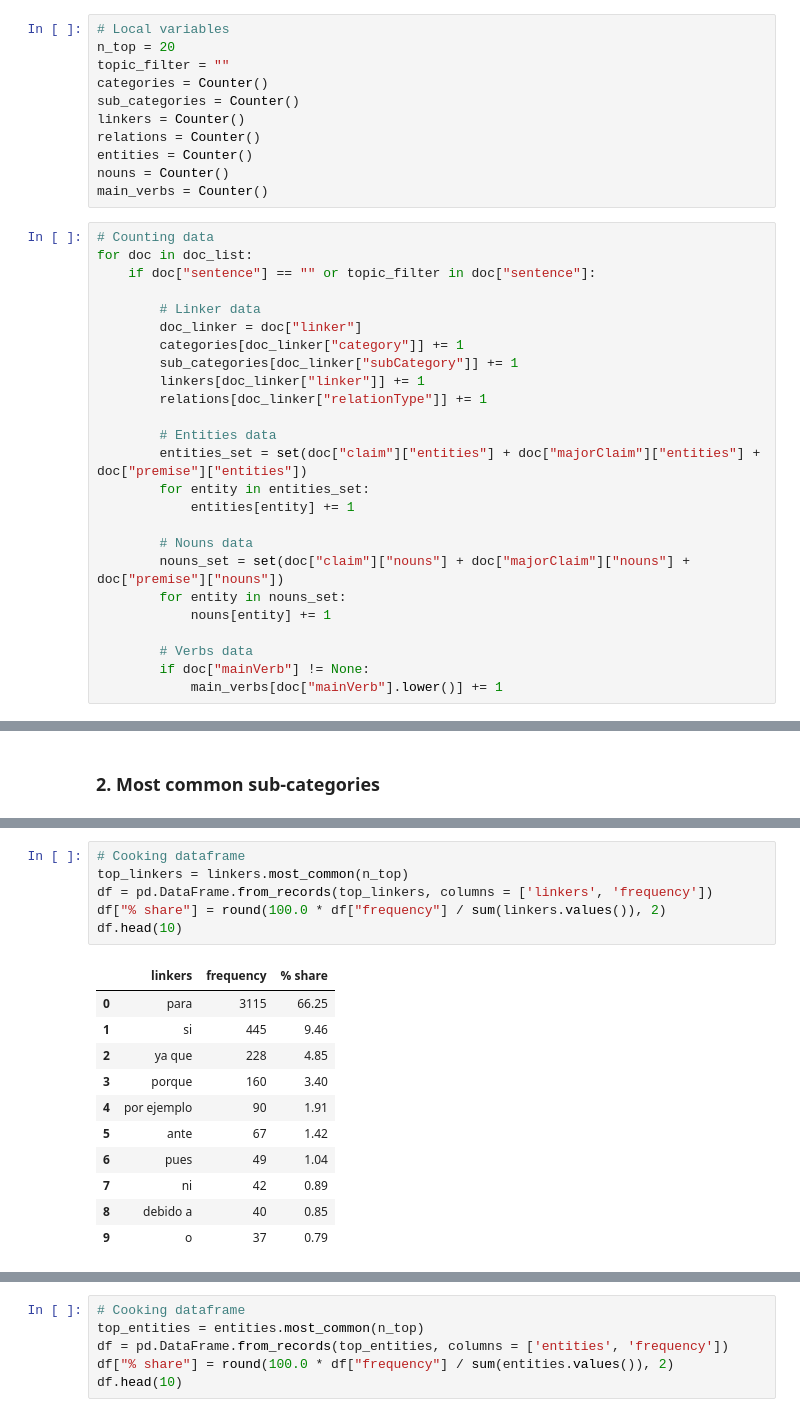
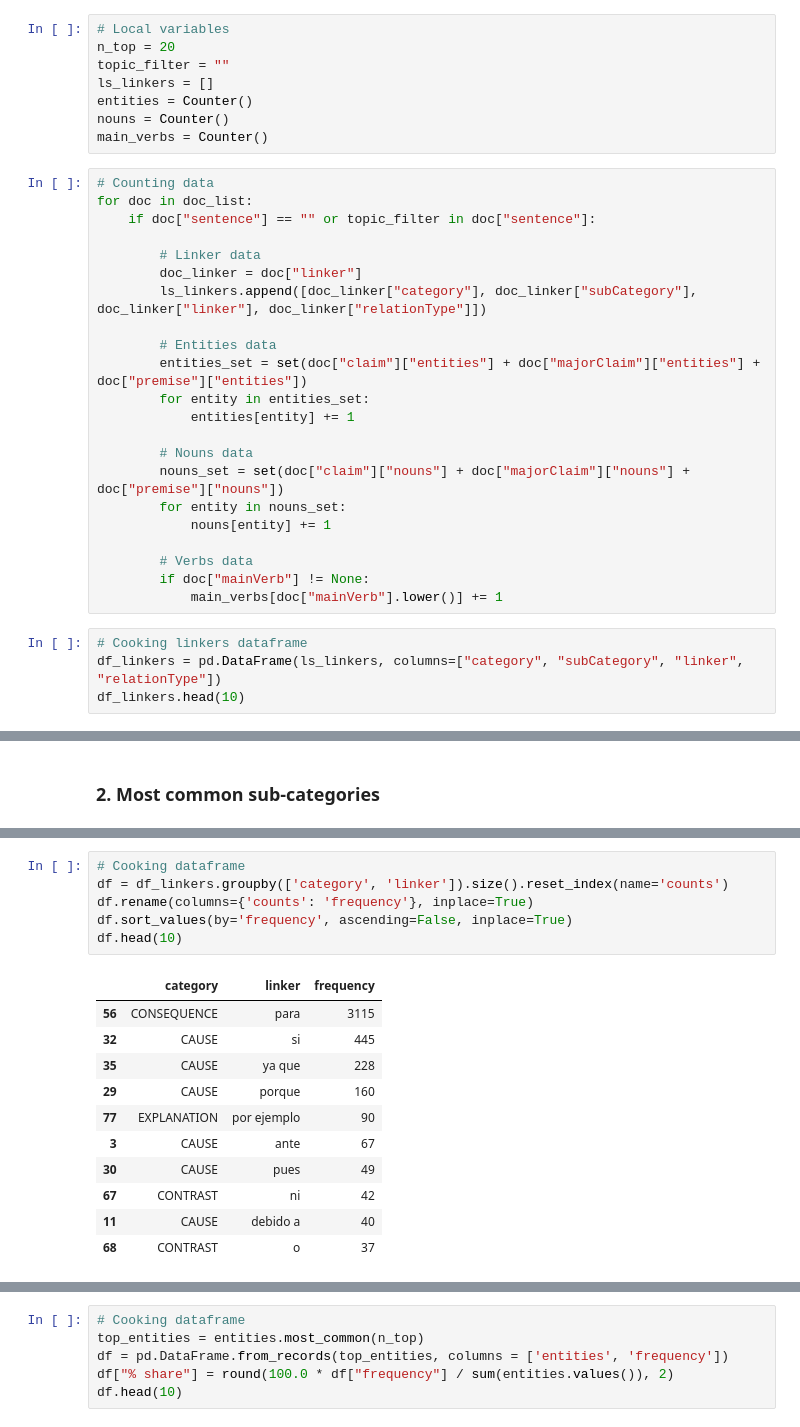
Before and after one commit to argrecsys/arg-miner, a Jupyter notebook: analysis/DataAnalysis.ipynb, the cells around one changed output, grey strips where cells are left out. Saved outputs shown, nothing was run; the diff lists cells and outputs as text.

Commit message:
Update Annotation Data Analysis
Major changes: performance improved.

```diff
--- a/analysis/DataAnalysis.ipynb
+++ b/analysis/DataAnalysis.ipynb
@@ -88,10 +88,7 @@ doc_list[0]
 # Local variables
 n_top = 20
 topic_filter = ""
-categories = Counter()
-sub_categories = Counter()
-linkers = Counter()
-relations = Counter()
+ls_linkers = []
 entities = Counter()
 nouns = Counter()
 main_verbs = Counter()
@@ -102,10 +99,7 @@ for doc in doc_list:
 
         # Linker data
         doc_linker = doc["linker"]
-        categories[doc_linker["category"]] += 1
-        sub_categories[doc_linker["subCategory"]] += 1
-        linkers[doc_linker["linker"]] += 1
-        relations[doc_linker["relationType"]] += 1
+        ls_linkers.append([doc_linker["category"], doc_linker["subCategory"], doc_linker["linker"], doc_linker["relationType"]])
 
         # Entities data
         entities_set = set(doc["claim"]["entities"] + doc["majorClaim"]["entities"] + doc["premise"]["entities"])
@@ -120,3 +114,7 @@ for doc in doc_list:
         # Verbs data
         if doc["mainVerb"] != None:
             main_verbs[doc["mainVerb"].lower()] += 1
+# %%
+# Cooking linkers dataframe
+df_linkers = pd.DataFrame(ls_linkers, columns=["category", "subCategory", "linker", "relationType"])
+df_linkers.head(10)
@@ -176,21 +187,21 @@ plot_bar_chart(df, x_var, y_var, title)
 # %%
 # Cooking dataframe
-top_linkers = linkers.most_common(n_top)
-df = pd.DataFrame.from_records(top_linkers, columns = ['linkers', 'frequency'])
-df["% share"] = round(100.0 * df["frequency"] / sum(linkers.values()), 2)
+df = df_linkers.groupby(['category', 'linker']).size().reset_index(name='counts')
+df.rename(columns={'counts': 'frequency'}, inplace=True)
+df.sort_values(by='frequency', ascending=False, inplace=True)
 df.head(10)
 # %% [output]
-|  | linkers | frequency | % share |
-| 0 | para | 3115 | 66.25 |
-| 1 | si | 445 | 9.46 |
-| 2 | ya que | 228 | 4.85 |
-| 3 | porque | 160 | 3.40 |
-| 4 | por ejemplo | 90 | 1.91 |
-| 5 | ante | 67 | 1.42 |
-| 6 | pues | 49 | 1.04 |
-| 7 | ni | 42 | 0.89 |
-| 8 | debido a | 40 | 0.85 |
-| 9 | o | 37 | 0.79 |
+|  | category | linker | frequency |
+| 56 | CONSEQUENCE | para | 3115 |
+| 32 | CAUSE | si | 445 |
+| 35 | CAUSE | ya que | 228 |
+| 29 | CAUSE | porque | 160 |
+| 77 | EXPLANATION | por ejemplo | 90 |
+| 3 | CAUSE | ante | 67 |
+| 30 | CAUSE | pues | 49 |
+| 67 | CONTRAST | ni | 42 |
+| 11 | CAUSE | debido a | 40 |
+| 68 | CONTRAST | o | 37 |
 # %%
 # Plot top N most used linkers
 x_var = 'frequency'
```
Also changed, not shown: parts of 17 cells of this notebook, 1 other file.
